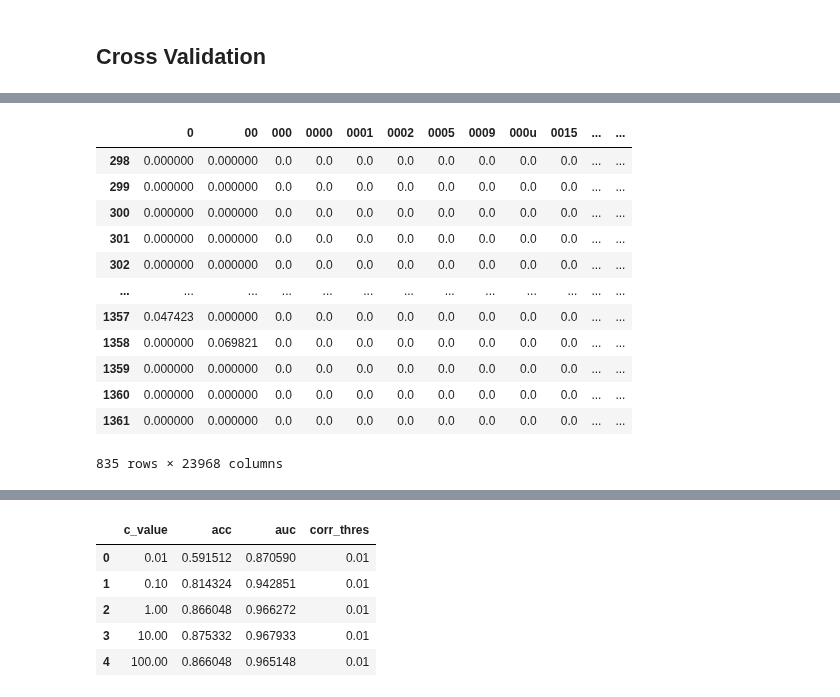
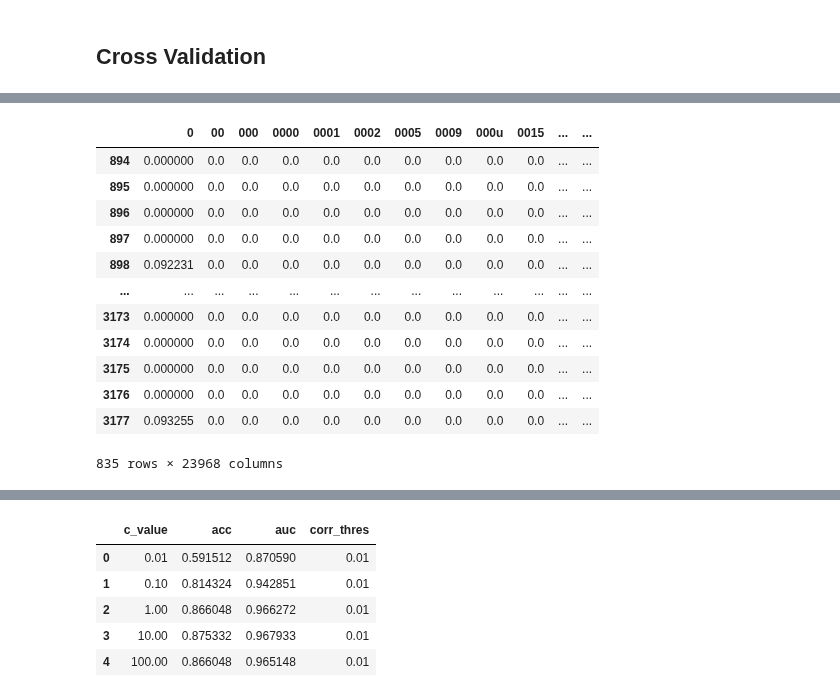
Before and after one commit to anaconda121/NeuraHealth, a Jupyter notebook: Modeling/Logistic-Regression-TFIDF.ipynb, the cells around one changed output, grey strips where cells are left out. Saved outputs shown, nothing was run; the diff lists cells and outputs as text; code cells hidden in the pictures.

```diff
--- a/Modeling/Logistic-Regression-TFIDF.ipynb
+++ b/Modeling/Logistic-Regression-TFIDF.ipynb
@@ -614,6 +600,0 @@ X_valid_2_cv, X_test_2_cv, y_valid_2_cv, y_test_2_cv = train_test_split(X_test_v
-# %%
-X_cross_validation = pd.concat([X_train_cv, X_valid_cv, X_train_2_cv, X_valid_2_cv])
-y_cross_validation = pd.concat([y_train_cv, y_valid_cv, y_train_2_cv, y_valid_2_cv])
-cross_validation = X_cross_validation
-cross_validation["annotator_label"] = y_cross_validation
-len(X_cross_validation), len(y_cross_validation), len(cross_validation)
@@ -639,11 +604,12 @@ def cross_validation_split(dataset, n_folds):
     yes = cross_validation[cross_validation["annotator_label"] == 2].reset_index(drop = True)
     no = cross_validation[cross_validation["annotator_label"] == 0].reset_index(drop = True)
     ntr = cross_validation[cross_validation["annotator_label"] == 1].reset_index(drop = True)
+    #print(len(yes), len(no), len(ntr))
 
     yes_count = len(yes) // 10
     no_count = len(no) // 10
     ntr_count = len(ntr) // 10
-
+    #print(yes_count, no_count, ntr_count)
     split = list()
     fold_size = len(cross_validation) // 10
 
@@ -656,11 +622,12 @@ def cross_validation_split(dataset, n_folds):
     for i in tqdm(range(n_folds)):
         fold = pd.DataFrame(columns = cross_validation.columns)
 
-        fold = pd.DataFrame(columns = cross_validation.columns)
         fold = fold.append(yes[yes_count * i : (yes_count * i) + yes_count])
+        #print(len(fold), "YES", )
         fold = fold.append(no[no_count * i : (no_count * i) + no_count])
-        fold = fold.append(yes[ntr_count * i : (ntr_count * i) + ntr_count])
-
+        #print(len(fold), "NO", )
+        fold = fold.append(ntr[ntr_count * i : (ntr_count * i) + ntr_count])
+        #print(len(fold), "NTR", ((ntr_count * i) + ntr_count) - (ntr_count * i))
         split.append(fold)
 
     return split
@@ -746,19 +636,19 @@ cross_validation = cross_validation.reset_index(drop = True)
 # %%
 splits = cross_validation_split(cross_validation, 10)
 # %%
-splits[2]
+splits[6]
 # %% [output]
 |  | 0 | 00 | 000 | 0000 | 0001 | 0002 | 0005 | 0009 | 000u | 0015 | ... | ... |
-| 298 | 0.000000 | 0.000000 | 0.0 | 0.0 | 0.0 | 0.0 | 0.0 | 0.0 | 0.0 | 0.0 | ... | ... |
-| 299 | 0.000000 | 0.000000 | 0.0 | 0.0 | 0.0 | 0.0 | 0.0 | 0.0 | 0.0 | 0.0 | ... | ... |
-| 300 | 0.000000 | 0.000000 | 0.0 | 0.0 | 0.0 | 0.0 | 0.0 | 0.0 | 0.0 | 0.0 | ... | ... |
-| 301 | 0.000000 | 0.000000 | 0.0 | 0.0 | 0.0 | 0.0 | 0.0 | 0.0 | 0.0 | 0.0 | ... | ... |
-| 302 | 0.000000 | 0.000000 | 0.0 | 0.0 | 0.0 | 0.0 | 0.0 | 0.0 | 0.0 | 0.0 | ... | ... |
+| 894 | 0.000000 | 0.0 | 0.0 | 0.0 | 0.0 | 0.0 | 0.0 | 0.0 | 0.0 | 0.0 | ... | ... |
+| 895 | 0.000000 | 0.0 | 0.0 | 0.0 | 0.0 | 0.0 | 0.0 | 0.0 | 0.0 | 0.0 | ... | ... |
+| 896 | 0.000000 | 0.0 | 0.0 | 0.0 | 0.0 | 0.0 | 0.0 | 0.0 | 0.0 | 0.0 | ... | ... |
+| 897 | 0.000000 | 0.0 | 0.0 | 0.0 | 0.0 | 0.0 | 0.0 | 0.0 | 0.0 | 0.0 | ... | ... |
+| 898 | 0.092231 | 0.0 | 0.0 | 0.0 | 0.0 | 0.0 | 0.0 | 0.0 | 0.0 | 0.0 | ... | ... |
 | ... | ... | ... | ... | ... | ... | ... | ... | ... | ... | ... | ... | ... |
-| 1357 | 0.047423 | 0.000000 | 0.0 | 0.0 | 0.0 | 0.0 | 0.0 | 0.0 | 0.0 | 0.0 | ... | ... |
-| 1358 | 0.000000 | 0.069821 | 0.0 | 0.0 | 0.0 | 0.0 | 0.0 | 0.0 | 0.0 | 0.0 | ... | ... |
-| 1359 | 0.000000 | 0.000000 | 0.0 | 0.0 | 0.0 | 0.0 | 0.0 | 0.0 | 0.0 | 0.0 | ... | ... |
-| 1360 | 0.000000 | 0.000000 | 0.0 | 0.0 | 0.0 | 0.0 | 0.0 | 0.0 | 0.0 | 0.0 | ... | ... |
-| 1361 | 0.000000 | 0.000000 | 0.0 | 0.0 | 0.0 | 0.0 | 0.0 | 0.0 | 0.0 | 0.0 | ... | ... |
+| 3173 | 0.000000 | 0.0 | 0.0 | 0.0 | 0.0 | 0.0 | 0.0 | 0.0 | 0.0 | 0.0 | ... | ... |
+| 3174 | 0.000000 | 0.0 | 0.0 | 0.0 | 0.0 | 0.0 | 0.0 | 0.0 | 0.0 | 0.0 | ... | ... |
+| 3175 | 0.000000 | 0.0 | 0.0 | 0.0 | 0.0 | 0.0 | 0.0 | 0.0 | 0.0 | 0.0 | ... | ... |
+| 3176 | 0.000000 | 0.0 | 0.0 | 0.0 | 0.0 | 0.0 | 0.0 | 0.0 | 0.0 | 0.0 | ... | ... |
+| 3177 | 0.093255 | 0.0 | 0.0 | 0.0 | 0.0 | 0.0 | 0.0 | 0.0 | 0.0 | 0.0 | ... | ... |
 835 rows × 23968 columns
 # %%
```
Also changed, not shown: parts of 15 cells of this notebook.
